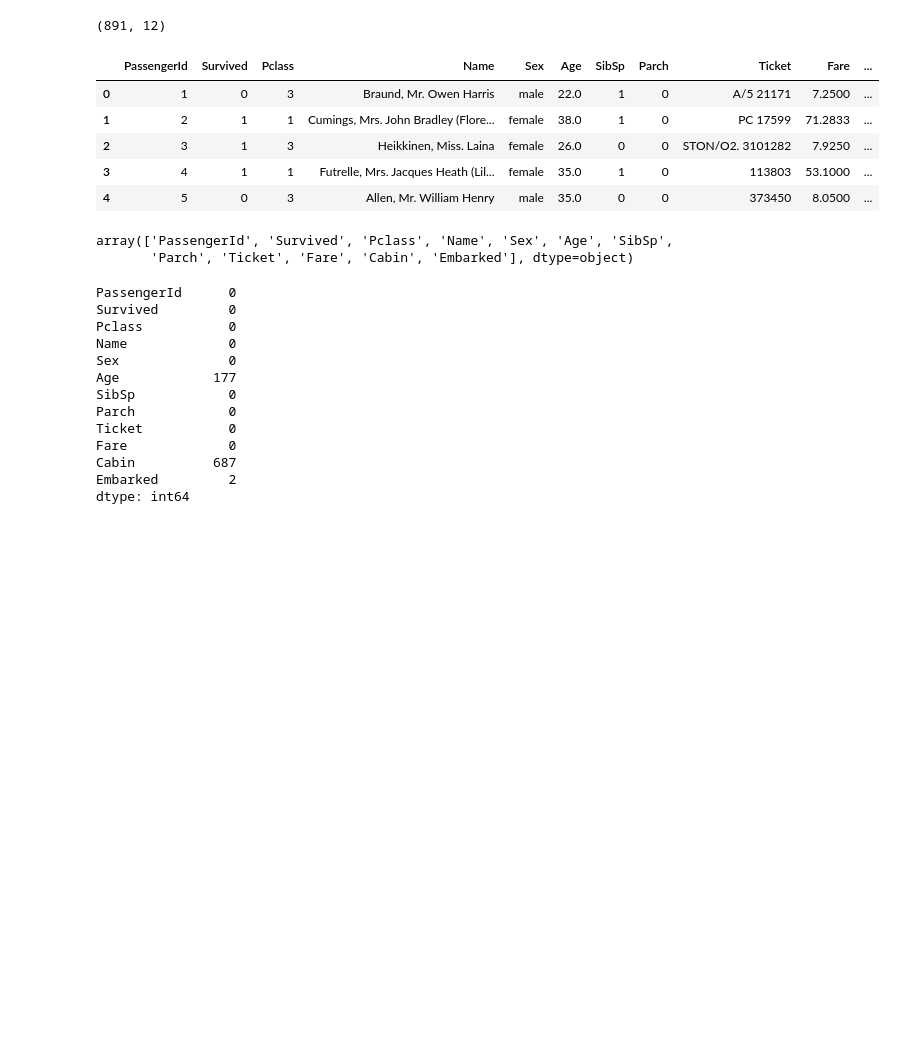
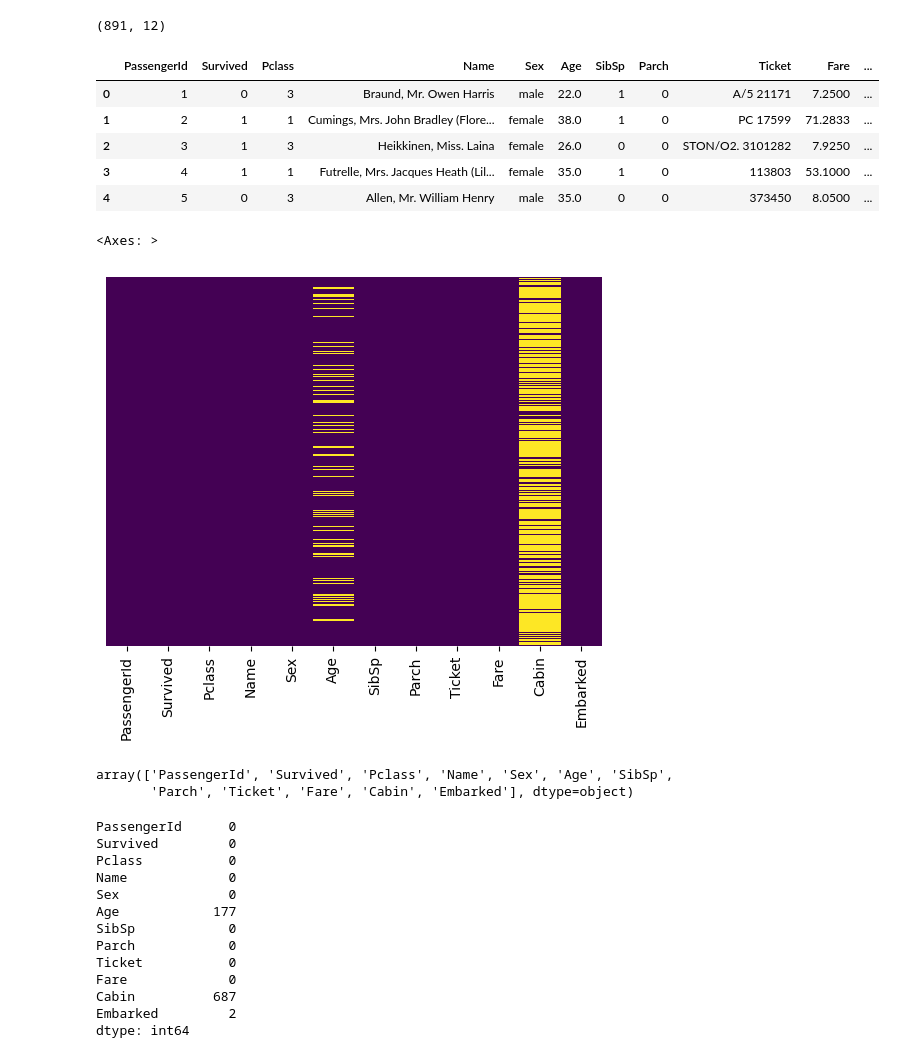
Before and after one commit to Ishsshukla/EDA-titanic-ishika, a Jupyter notebook: EDA on Titanic.ipynb, the cells around one changed output. Cells and saved outputs as stored; diff of their text form; code cells hidden in the pictures; blank space fills up the shorter version.

```diff
--- a/EDA on Titanic.ipynb
+++ b/EDA on Titanic.ipynb
@@ -22,6 +25,11 @@ df.head()
 | 2 | 3 | 1 | 3 | Heikkinen, Miss. Laina | female | 26.0 | 0 | 0 | STON/O2. 3101282 | 7.9250 | ... |
 | 3 | 4 | 1 | 1 | Futrelle, Mrs. Jacques Heath (Lil... | female | 35.0 | 1 | 0 | 113803 | 53.1000 | ... |
 | 4 | 5 | 0 | 3 | Allen, Mr. William Henry | male | 35.0 | 0 | 0 | 373450 | 8.0500 | ... |
+# %%
+sns.heatmap(df.isnull(),yticklabels=False,cbar=False,cmap='viridis')
+# %% [output]
+<Axes: >
+[figure, added]
 # %%
 # Listing down the columns
 df.columns.values
```
Also changed, not shown: parts of 23 cells of this notebook.
